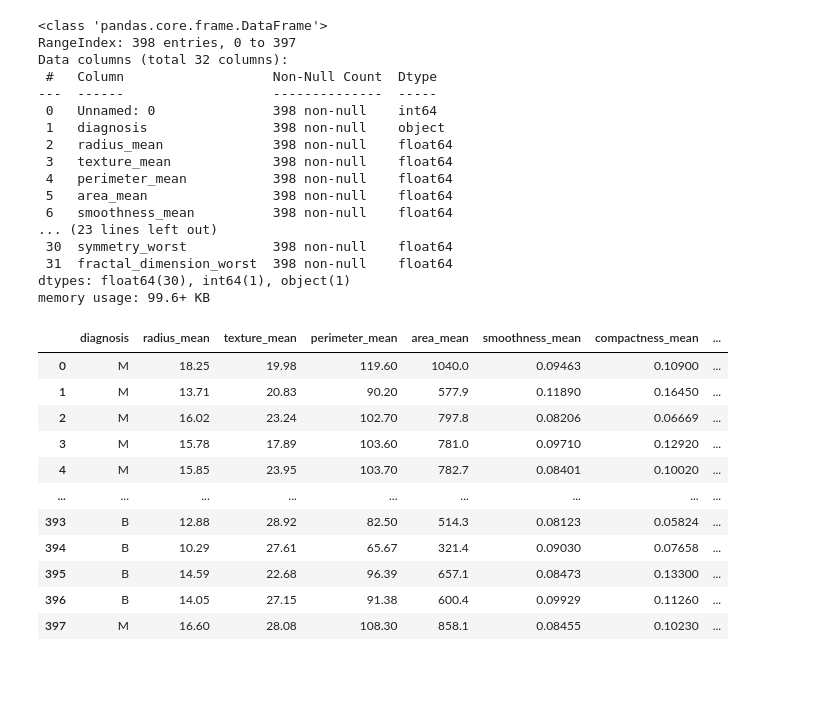
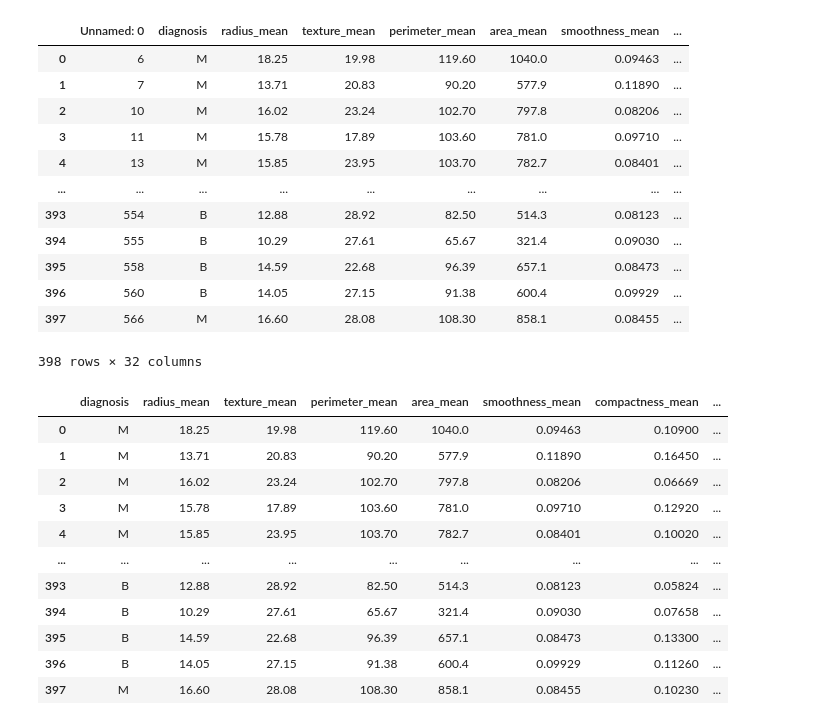
Before and after one commit to joluoch/causalinference, a Jupyter notebook: notebook/DOWHY.ipynb, the cells around one changed output. Cells and saved outputs as stored; diff of their text form; code cells hidden in the pictures; blank space fills up the shorter version.

```diff
--- a/notebook/DOWHY.ipynb
+++ b/notebook/DOWHY.ipynb
@@ -3,24 +10,20 @@ import pandas as pd
 # %%
 data = pd.read_csv('../data/data_outlier.csv')
-data.info()
+data
 # %% [output]
+|  | Unnamed: 0 | diagnosis | radius_mean | texture_mean | perimeter_mean | area_mean | smoothness_mean | ... |
+| 0 | 6 | M | 18.25 | 19.98 | 119.60 | 1040.0 | 0.09463 | ... |
+| 1 | 7 | M | 13.71 | 20.83 | 90.20 | 577.9 | 0.11890 | ... |
+| 2 | 10 | M | 16.02 | 23.24 | 102.70 | 797.8 | 0.08206 | ... |
+| 3 | 11 | M | 15.78 | 17.89 | 103.60 | 781.0 | 0.09710 | ... |
+| 4 | 13 | M | 15.85 | 23.95 | 103.70 | 782.7 | 0.08401 | ... |
+| ... | ... | ... | ... | ... | ... | ... | ... | ... |
+| 393 | 554 | B | 12.88 | 28.92 | 82.50 | 514.3 | 0.08123 | ... |
+| 394 | 555 | B | 10.29 | 27.61 | 65.67 | 321.4 | 0.09030 | ... |
+| 395 | 558 | B | 14.59 | 22.68 | 96.39 | 657.1 | 0.08473 | ... |
+| 396 | 560 | B | 14.05 | 27.15 | 91.38 | 600.4 | 0.09929 | ... |
+| 397 | 566 | M | 16.60 | 28.08 | 108.30 | 858.1 | 0.08455 | ... |
-<class 'pandas.core.frame.DataFrame'>
-RangeIndex: 398 entries, 0 to 397
-Data columns (total 32 columns):
- #   Column                   Non-Null Count  Dtype
----  ------                   --------------  -----
- 0   Unnamed: 0               398 non-null    int64
- 1   diagnosis                398 non-null    object
- 2   radius_mean              398 non-null    float64
- 3   texture_mean             398 non-null    float64
- 4   perimeter_mean           398 non-null    float64
- 5   area_mean                398 non-null    float64
- 6   smoothness_mean          398 non-null    float64
-... (23 lines left out)
- 30  symmetry_worst           398 non-null    float64
- 31  fractal_dimension_worst  398 non-null    float64
-dtypes: float64(30), int64(1), object(1)
-memory usage: 99.6+ KB
+398 rows × 32 columns
 # %%
 data = data.drop('Unnamed: 0',axis = 1)
 data
```
Also changed, not shown: parts of 21 cells of this notebook, 1 other file.
